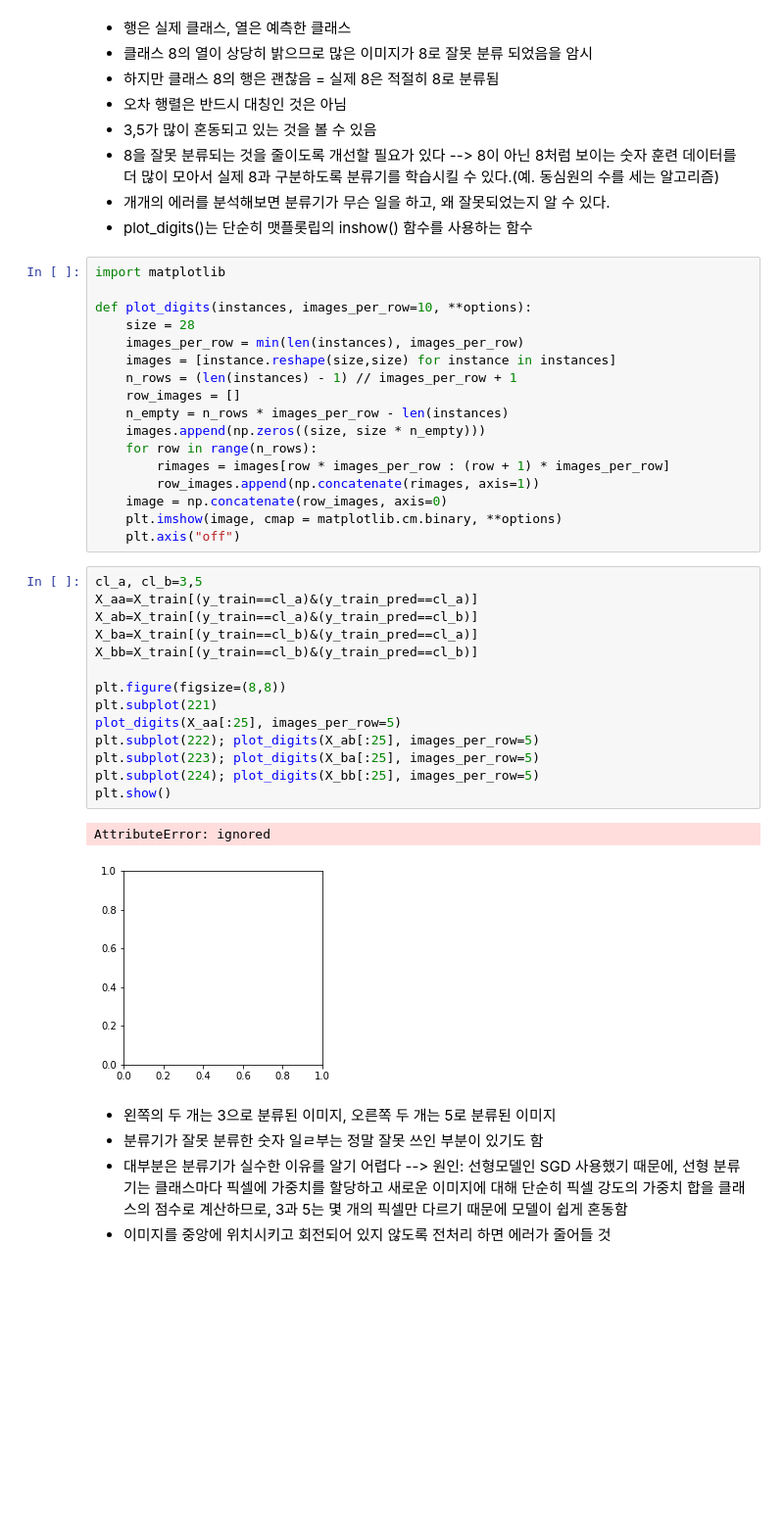
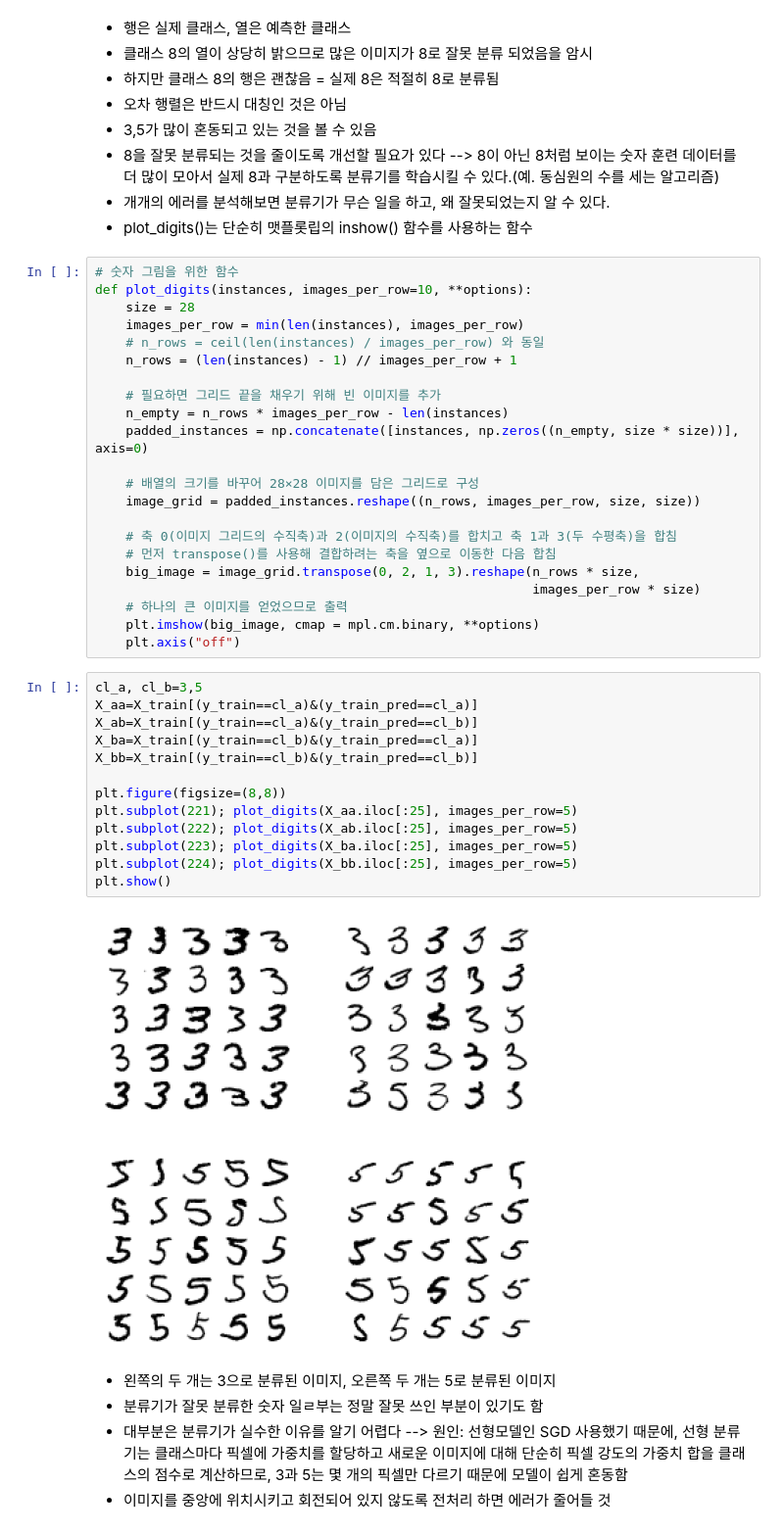
Before and after one commit to codyub/ESAA, a Jupyter notebook: 핸즈온_3장_분류_p_127_154.ipynb, the cells around one changed output. Shown at 98% size. Saved outputs shown, nothing was run; the diff lists cells and outputs as text; blank space fills up the shorter version.

```diff
--- a/핸즈온_3장_분류_p_127_154.ipynb
+++ b/핸즈온_3장_분류_p_127_154.ipynb
@@ -524,40 +524,43 @@ plt.show()
 - 8을 잘못 분류되는 것을 줄이도록 개선할 필요가 있다 --> 8이 아닌 8처럼 보이는 숫자 훈련 데이터를 더 많이 모아서 실제 8과 구분하도록 분류기를 학습시킬 수 있다.(예. 동심원의 수를 세는 알고리즘)
 - 개개의 에러를 분석해보면 분류기가 무슨 일을 하고, 왜 잘못되었는지 알 수 있다.
 - plot_digits()는 단순히 맷플롯립의 inshow() 함수를 사용하는 함수
-# %%
-import matplotlib
-
-def plot_digits(instances, images_per_row=10, **options):
-    size = 28
-    images_per_row = min(len(instances), images_per_row)
-    images = [instance.reshape(size,size) for instance in instances]
-    n_rows = (len(instances) - 1) // images_per_row + 1
-    row_images = []
-    n_empty = n_rows * images_per_row - len(instances)
-    images.append(np.zeros((size, size * n_empty)))
-    for row in range(n_rows):
-        rimages = images[row * images_per_row : (row + 1) * images_per_row]
-        row_images.append(np.concatenate(rimages, axis=1))
-    image = np.concatenate(row_images, axis=0)
-    plt.imshow(image, cmap = matplotlib.cm.binary, **options)
-    plt.axis("off")
+# %%
+# 숫자 그림을 위한 함수
+def plot_digits(instances, images_per_row=10, **options):
+    size = 28
+    images_per_row = min(len(instances), images_per_row)
+    # n_rows = ceil(len(instances) / images_per_row) 와 동일
+    n_rows = (len(instances) - 1) // images_per_row + 1
+
+    # 필요하면 그리드 끝을 채우기 위해 빈 이미지를 추가
+    n_empty = n_rows * images_per_row - len(instances)
+    padded_instances = np.concatenate([instances, np.zeros((n_empty, size * size))], axis=0)
+
+    # 배열의 크기를 바꾸어 28×28 이미지를 담은 그리드로 구성
+    image_grid = padded_instances.reshape((n_rows, images_per_row, size, size))
+
+    # 축 0(이미지 그리드의 수직축)과 2(이미지의 수직축)를 합치고 축 1과 3(두 수평축)을 합침
+    # 먼저 transpose()를 사용해 결합하려는 축을 옆으로 이동한 다음 합침
+    big_image = image_grid.transpose(0, 2, 1, 3).reshape(n_rows * size,
+                                                         images_per_row * size)
+    # 하나의 큰 이미지를 얻었으므로 출력
+    plt.imshow(big_image, cmap = mpl.cm.binary, **options)
+    plt.axis("off")
 # %%
 cl_a, cl_b=3,5
 X_aa=X_train[(y_train==cl_a)&(y_train_pred==cl_a)]
 X_ab=X_train[(y_train==cl_a)&(y_train_pred==cl_b)]
 X_ba=X_train[(y_train==cl_b)&(y_train_pred==cl_a)]
 X_bb=X_train[(y_train==cl_b)&(y_train_pred==cl_b)]
 
 plt.figure(figsize=(8,8))
-plt.subplot(221)
-plot_digits(X_aa[:25], images_per_row=5)
-plt.subplot(222); plot_digits(X_ab[:25], images_per_row=5)
-plt.subplot(223); plot_digits(X_ba[:25], images_per_row=5)
-plt.subplot(224); plot_digits(X_bb[:25], images_per_row=5)
+plt.subplot(221); plot_digits(X_aa.iloc[:25], images_per_row=5)
+plt.subplot(222); plot_digits(X_ab.iloc[:25], images_per_row=5)
+plt.subplot(223); plot_digits(X_ba.iloc[:25], images_per_row=5)
+plt.subplot(224); plot_digits(X_bb.iloc[:25], images_per_row=5)
 plt.show()
 # %% [output]
-AttributeError: ignored
-[figure, old version]
+[figure, new version]
 # %% [markdown]
 - 왼쪽의 두 개는 3으로 분류된 이미지, 오른쪽 두 개는 5로 분류된 이미지
 - 분류기가 잘못 분류한 숫자 일ㄹ부는 정말 잘못 쓰인 부분이 있기도 함
```
Also changed, not shown: parts of 4 cells of this notebook.
